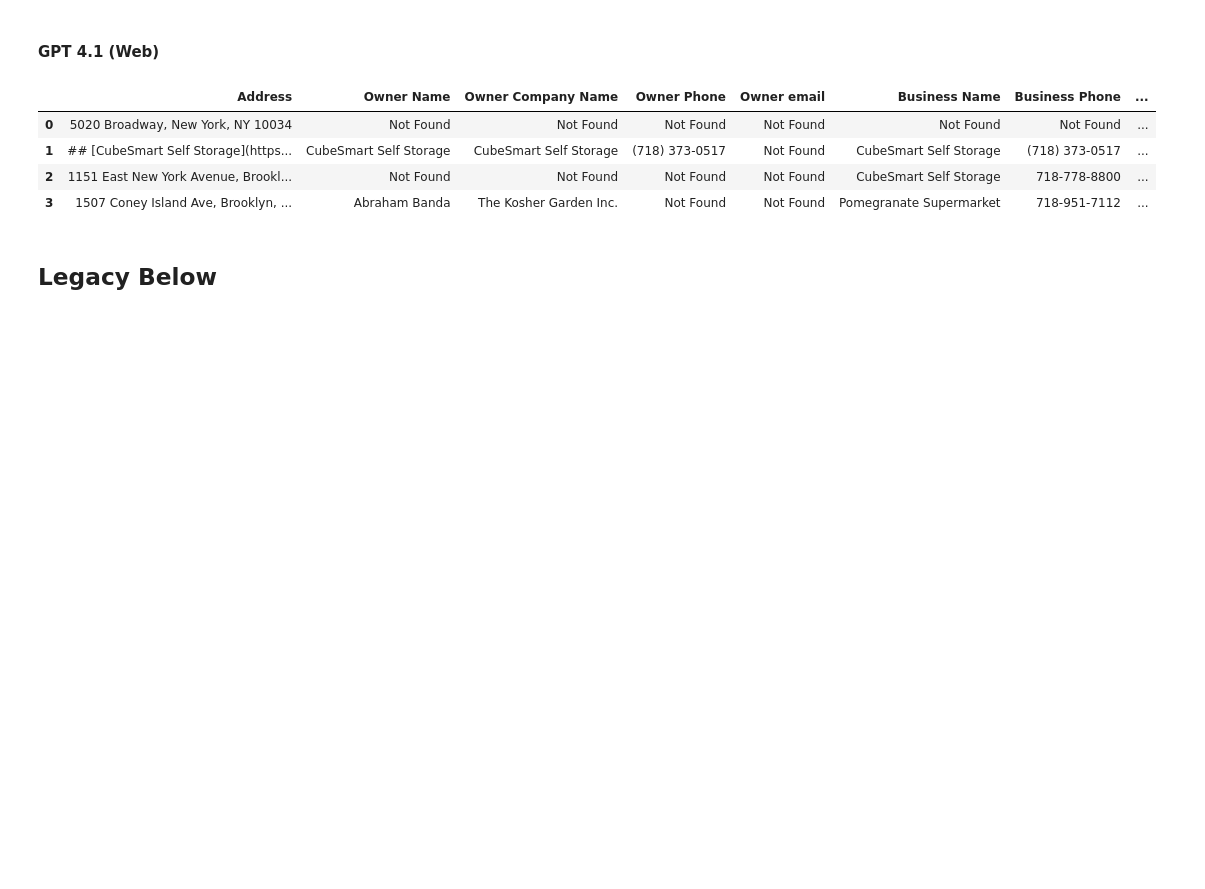
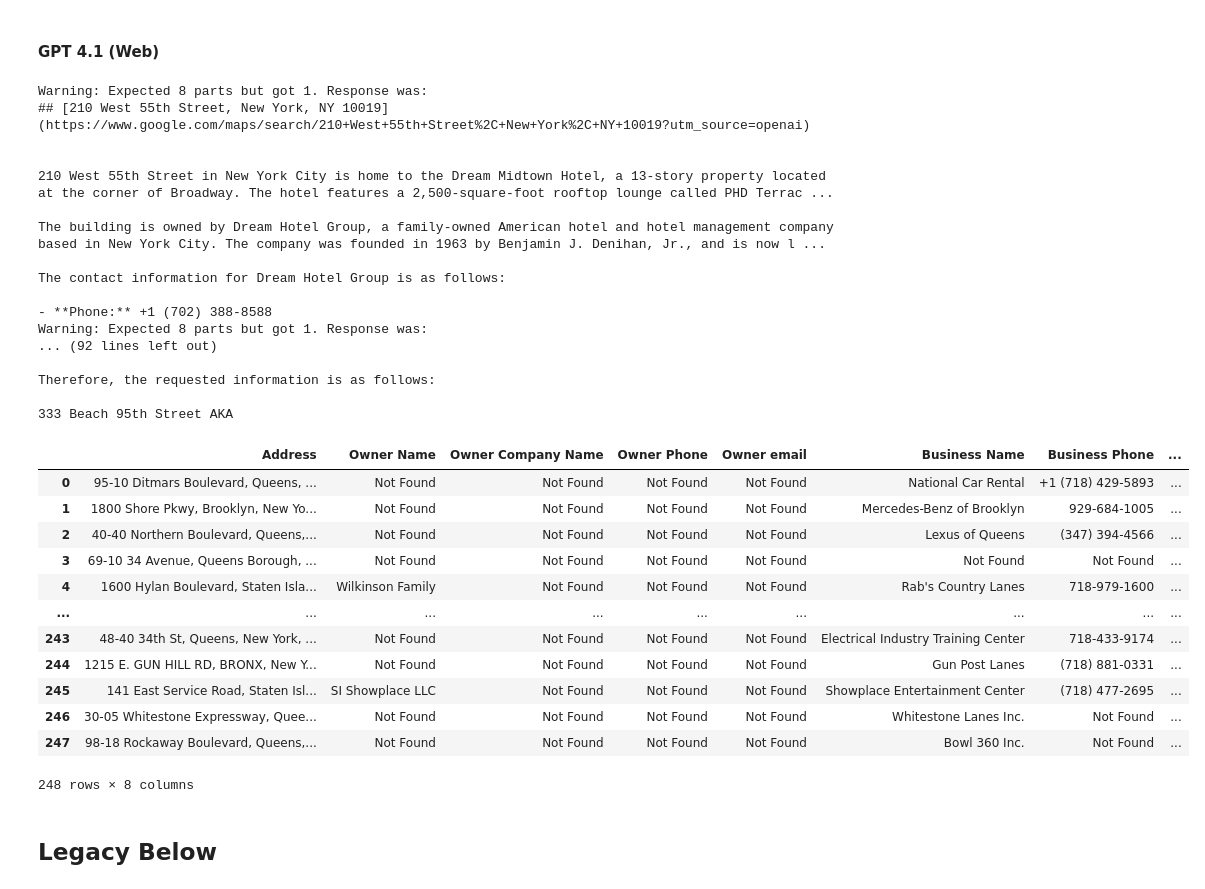
Before and after one commit to charlie-mollin/CPP-Address-Case, a Jupyter notebook: addresses.ipynb, the cells around one changed output. Saved outputs shown, nothing was run; the diff lists cells and outputs as text; code cells hidden in the pictures; blank space fills up the shorter version.

```diff
--- a/addresses.ipynb
+++ b/addresses.ipynb
@@ -314,9 +314,6 @@ def get_address_info(address: str, property_type: str = None):
                         1. Return information for one building owner (individual or company) and, if available, one business operating at the address. If there are multiple possible results, return only the most prominent or relevant.
                         2. For each result, provide as much information as possible for the following fields, in order: ADDRESS (use the original input address, NOTHING ELSE) | OWNER_NAME | OWNER_COMPANY_NAME | OWNER_PHONE | OWNER_EMAIL | BUSINESS_NAME | BUSINESS_PHONE | BUSINESS_EMAIL.
                         3. Use exactly this field order and separate all fields with a single pipe (|) character. Only return the fields provided, do not give any explanation of any kind in any field.
-                        4. For the address provided, maintain the same exact address in the address column do not change it, do not add links or anything, if the address provided is "10 Center Ln", the address column should show it as "10 Center Ln":
-                            - Use the exact provided input address in the ADDRESS field
-                            - Do NOT include anything else (business names, links, markdown)
                     ## Output Format
                     - Your output must be a single string, fields separated by a pipe (|), and in this order, with these EIGHT fields:
                     ADDRESS | OWNER_NAME | OWNER_COMPANY_NAME | OWNER_PHONE | OWNER_EMAIL | BUSINESS_NAME | BUSINESS_PHONE | BUSINESS_EMAIL
@@ -353,7 +350,7 @@ def get_address_info(address: str, property_type: str = None):
         print(f"Warning: Expected 8 parts but got {len(parts)}. Response was: {response.output_text}")
 
     result = {
-        "Address": parts[0] if len(parts) > 0 else address,
+        "Address": address,
         "Owner Name": parts[1] if len(parts) > 1 else "Not Available",
         "Owner Company Name": parts[2] if len(parts) > 2 else "Not Available",
         "Owner Phone": parts[3] if len(parts) > 3 else "Not Available",
@@ -383,13 +380,38 @@ def process_addresses(address_data, output_file: str = "address_contacts.csv") -
     df.to_csv(output_file, index=False, encoding='utf-8')
     return df
 # %%
-process_addresses(addresses_one)
+process_addresses(addresses)
 # %% [output]
+Warning: Expected 8 parts but got 1. Response was:
+## [210 West 55th Street, New York, NY 10019](https://www.google.com/maps/search/210+West+55th+Street%2C+New+York%2C+NY+10019?utm_source=openai)
+
+
+210 West 55th Street in New York City is home to the Dream Midtown Hotel, a 13-story property located at the corner of Broadway. The hotel features a 2,500-square-foot rooftop lounge called PHD Terrac ...
+
+The building is owned by Dream Hotel Group, a family-owned American hotel and hotel management company based in New York City. The company was founded in 1963 by Benjamin J. Denihan, Jr., and is now l ...
+
+The contact information for Dream Hotel Group is as follows:
+
+- **Phone:** +1 (702) 388-8588
+Warning: Expected 8 parts but got 1. Response was:
+... (92 lines left out)
+
+Therefore, the requested information is as follows:
+
+333 Beach 95th Street AKA
 |  | Address | Owner Name | Owner Company Name | Owner Phone | Owner email | Business Name | Business Phone | ... |
-| 0 | 5020 Broadway, New York, NY 10034 | Not Found | Not Found | Not Found | Not Found | Not Found | Not Found | ... |
-| 1 | ## [CubeSmart Self Storage](https... | CubeSmart Self Storage | CubeSmart Self Storage | (718) 373-0517 | Not Found | CubeSmart Self Storage | (718) 373-0517 | ... |
-| 2 | 1151 East New York Avenue, Brookl... | Not Found | Not Found | Not Found | Not Found | CubeSmart Self Storage | 718-778-8800 | ... |
-| 3 | 1507 Coney Island Ave, Brooklyn, ... | Abraham Banda | The Kosher Garden Inc. | Not Found | Not Found | Pomegranate Supermarket | 718-951-7112 | ... |
+| 0 | 95-10 Ditmars Boulevard, Queens, ... | Not Found | Not Found | Not Found | Not Found | National Car Rental | +1 (718) 429-5893 | ... |
+| 1 | 1800 Shore Pkwy, Brooklyn, New Yo... | Not Found | Not Found | Not Found | Not Found | Mercedes-Benz of Brooklyn | 929-684-1005 | ... |
+| 2 | 40-40 Northern Boulevard, Queens,... | Not Found | Not Found | Not Found | Not Found | Lexus of Queens | (347) 394-4566 | ... |
+| 3 | 69-10 34 Avenue, Queens Borough, ... | Not Found | Not Found | Not Found | Not Found | Not Found | Not Found | ... |
+| 4 | 1600 Hylan Boulevard, Staten Isla... | Wilkinson Family | Not Found | Not Found | Not Found | Rab's Country Lanes | 718-979-1600 | ... |
+| ... | ... | ... | ... | ... | ... | ... | ... | ... |
+| 243 | 48-40 34th St, Queens, New York, ... | Not Found | Not Found | Not Found | Not Found | Electrical Industry Training Center | 718-433-9174 | ... |
+| 244 | 1215 E. GUN HILL RD, BRONX, New Y... | Not Found | Not Found | Not Found | Not Found | Gun Post Lanes | (718) 881-0331 | ... |
+| 245 | 141 East Service Road, Staten Isl... | SI Showplace LLC | Not Found | Not Found | Not Found | Showplace Entertainment Center | (718) 477-2695 | ... |
+| 246 | 30-05 Whitestone Expressway, Quee... | Not Found | Not Found | Not Found | Not Found | Whitestone Lanes Inc. | Not Found | ... |
+| 247 | 98-18 Rockaway Boulevard, Queens,... | Not Found | Not Found | Not Found | Not Found | Bowl 360 Inc. | Not Found | ... |
+248 rows × 8 columns
 # %% [markdown]
 ## Legacy Below
 # %% [markdown]
```
Also changed, not shown: 1 other file.
